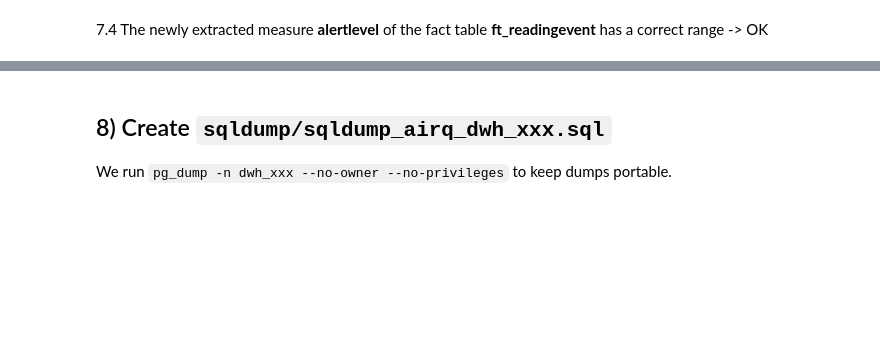
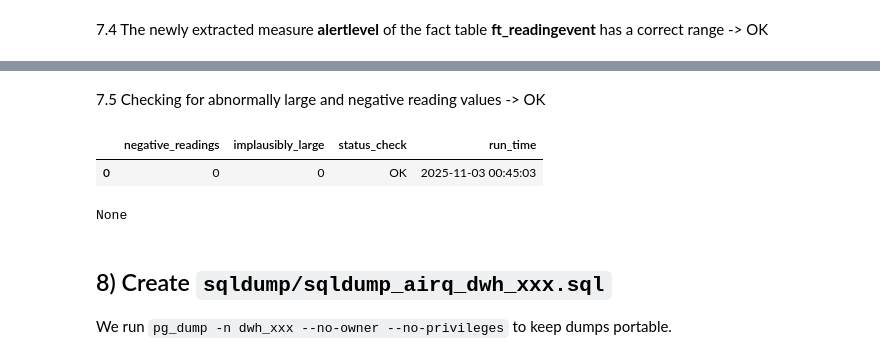
Before and after one commit to philippmoessner/tuwien_bi, a Jupyter notebook: AirQ_Part1_080.ipynb, the cells around one changed output, grey strips where cells are left out. Cells and saved outputs as stored; diff of their text form; code cells hidden in the pictures; blank space fills up the shorter version.

Commit message:
added checking for anomalies in reading values

```diff
--- a/AirQ_Part1_080.ipynb
+++ b/AirQ_Part1_080.ipynb
@@ -397,3 +409,12 @@ display(df)
+# %% [markdown]
+7.5 Checking for abnormally large and negative reading values -> OK
+# %%
+df = display(run_sqlscript("post/a1_check06_reading_value_anomalies.sql", engine=engine, progress=VERBOSE_SQL))
+display(df)
+# %% [output]
+|  | negative_readings | implausibly_large | status_check | run_time |
+| 0 | 0 | 0 | OK | 2025-11-03 00:45:03 |
+None
 # %% [markdown]
 
 ## 8) Create `sqldump/sqldump_airq_dwh_xxx.sql`
```
Also changed, not shown: parts of 10 cells of this notebook, 1 other file.
